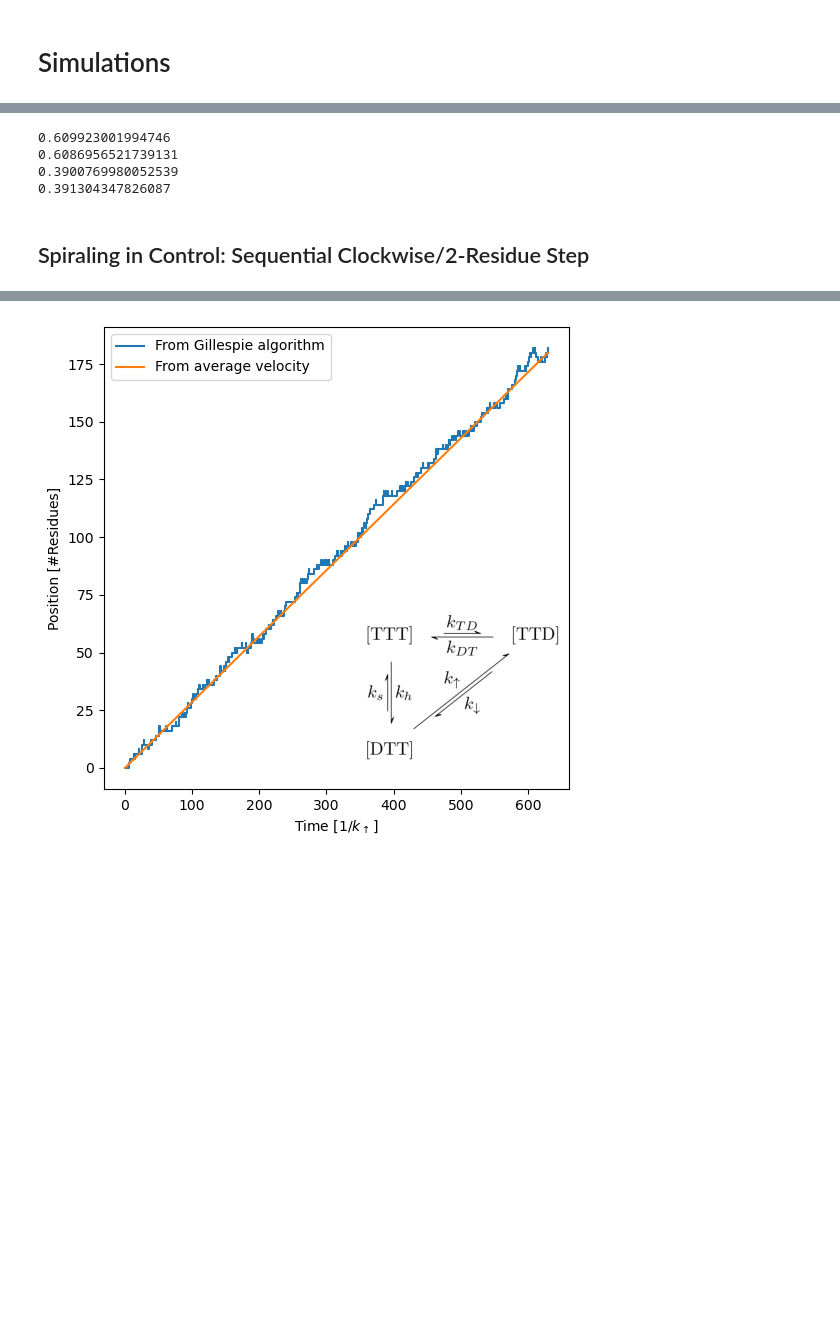
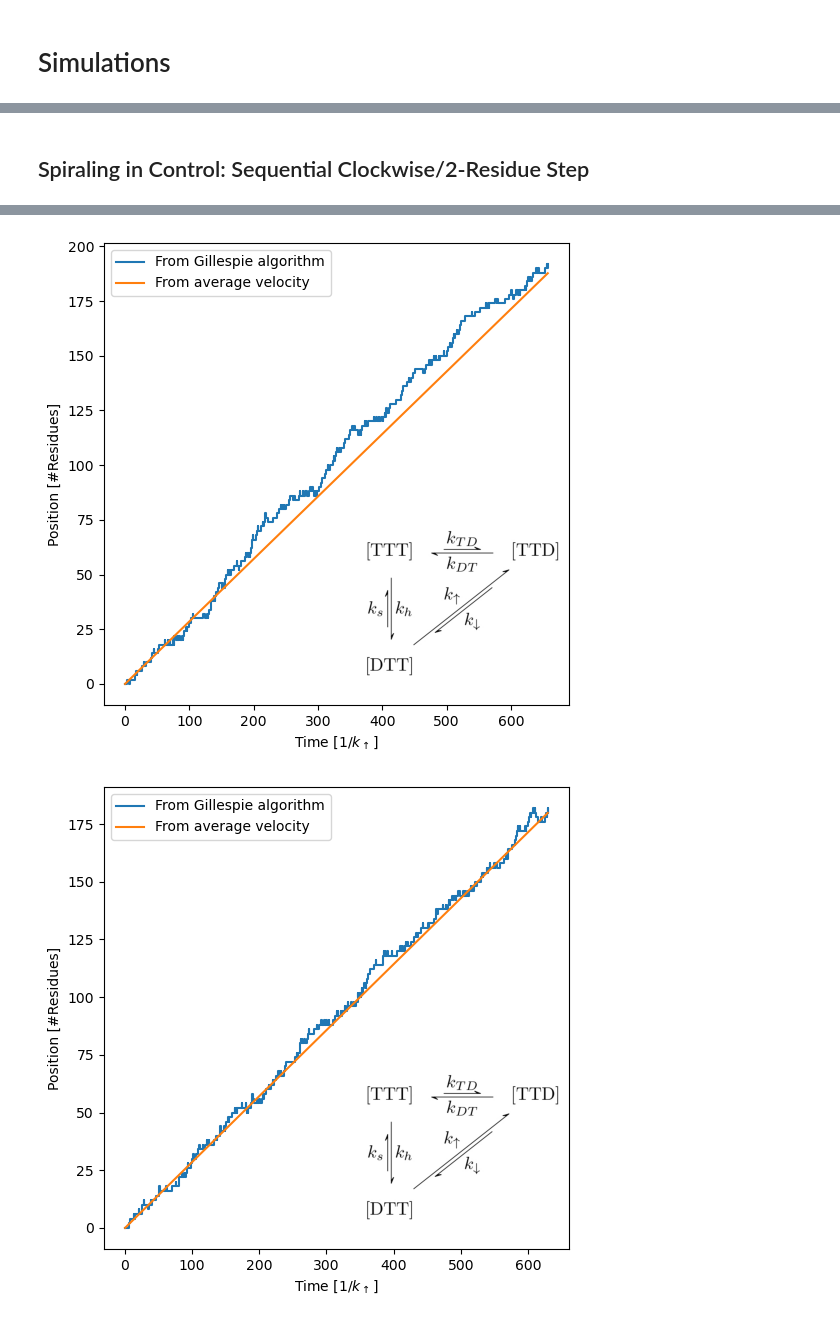
Before and after one commit to antmaier/Projet-de-Master, a Jupyter notebook: UnderstandingGillespieAlgorithm.ipynb, the cells around one changed output, grey strips where cells are left out. Drawn from its saved outputs; the diff is of its cells as text; code cells hidden in the pictures; blank space fills up the shorter version.

Commit message:
Implemented DynamicalProcess class and updated and tested with SC/2RS, 3 states

```diff
--- a/UnderstandingGillespieAlgorithm.ipynb
+++ b/UnderstandingGillespieAlgorithm.ipynb
@@ -358,14 +387,3 @@ plt.show()
-# %%
-# Sum of time spend in A divided by the total time, by filtering the dataframe by state and summing the sojourn times divided by the total time
-print(out[out["state"] == "A"]["sojourn_time"].sum() / out["sojourn_time"].sum())
-print(k_BA / (k_AB + k_BA))
-print(out[out["state"] == "B"]["sojourn_time"].sum() / out["sojourn_time"].sum())
-print(k_AB / (k_AB + k_BA))
-# %% [output]
-0.609923001994746
-0.6086956521739131
-0.3900769980052539
-0.391304347826087
 # %% [markdown]
 ## Spiraling in Control: Sequential Clockwise/2-Residue Step
 # %% [markdown]
@@ -399,3 +418,32 @@ SC_2RS_3_states_model.add_edges_from([
+# %%
+# Dynamical process
+
+kinetic_scheme = nx.DiGraph()
+kinetic_scheme.add_nodes_from([
+    ("TTT", {'probability': p_TTT}),
+    ("DTT", {'probability': p_DTT}),
+    ("TTD", {'probability': p_TTD}),
+])
+kinetic_scheme.add_edges_from([
+    ("TTT", "DTT", {'rate': k_h}),
+    ("DTT", "TTT", {'rate': k_s}),
+    ("DTT", "TTD", {'rate': k_up}),
+    ("TTD", "DTT", {'rate': k_down}),
+    ("TTD", "TTT", {'rate': k_DT}),
+    ("TTT", "TTD", {'rate': k_TD})]
+)
+
+SC_2RS_3_states = DynamicalProcess(kinetic_scheme, ("DTT", "TTD"), 2)
+# %%
+positions = SC_2RS_3_states.gillespie(positions=True)
+fig, ax = SC_2RS_3_states.plot_position_evolution(
+    positions,
+    r"$1/k_\uparrow$",
+    kinetic_scheme_image_path="SC_2RS_kinetic_scheme.jpg"
+    )
+plt.show()
+# %% [output]
+[figure, added]
 # %%
 out = gillespie(SC_2RS_3_states_model, "TTT")
 positions = compute_positions(out, transition_up=("DTT", "TTD"), transition_down=("TTD", "DTT"))
```
Also changed, not shown: parts of 7 cells of this notebook.
